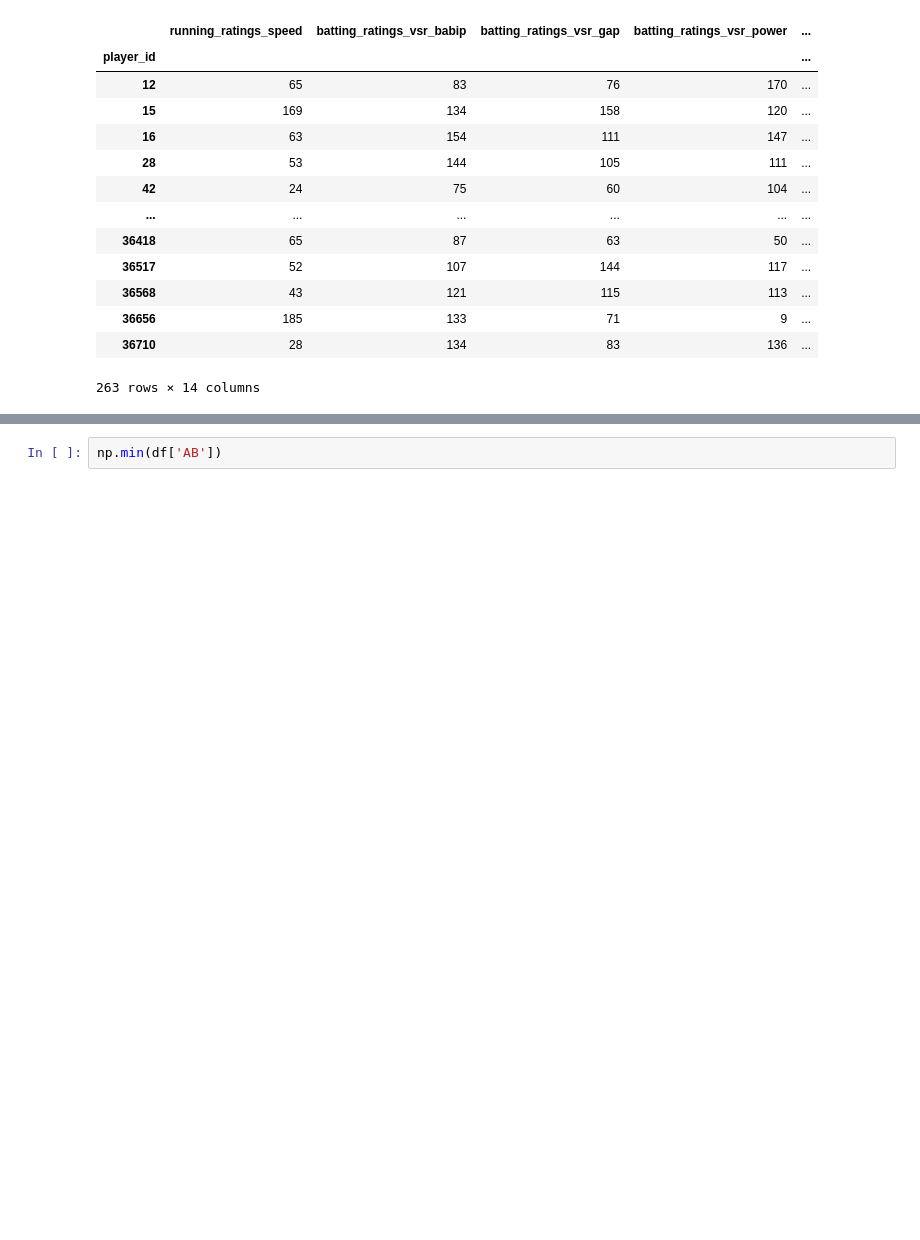
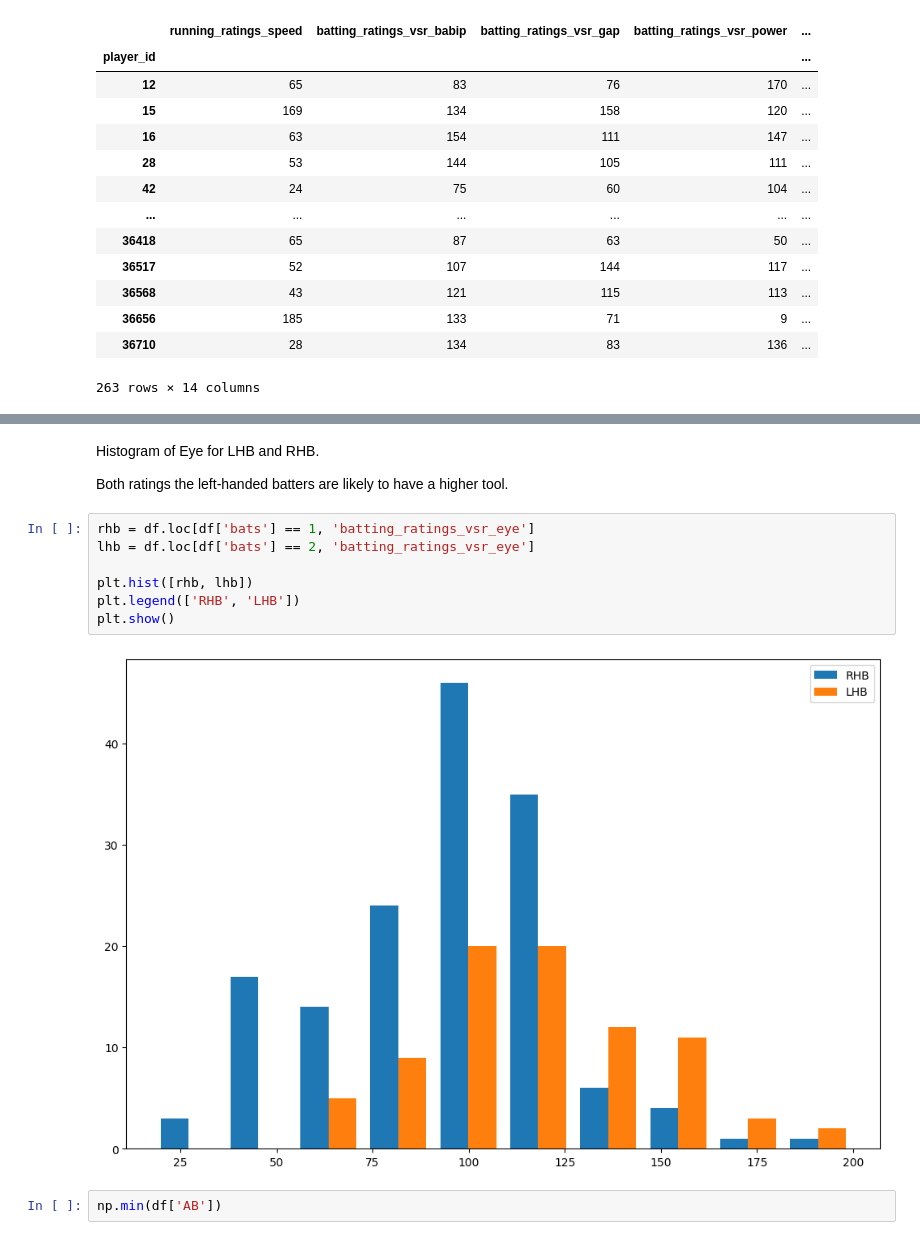
Before and after one commit to ch1maera/ootp22_case_study, a Jupyter notebook: OOTP 22 Batting Splits.ipynb, the cells around one changed output, grey strips where cells are left out. Drawn from its saved outputs; the diff is of its cells as text; blank space fills up the shorter version.

```diff
--- a/OOTP 22 Batting Splits.ipynb
+++ b/OOTP 22 Batting Splits.ipynb
@@ -55,3 +92,16 @@ df
+# %% [markdown]
+Histogram of Eye for LHB and RHB.
+
+Both ratings the left-handed batters are likely to have a higher tool.
+# %%
+rhb = df.loc[df['bats'] == 1, 'batting_ratings_vsr_eye']
+lhb = df.loc[df['bats'] == 2, 'batting_ratings_vsr_eye']
+
+plt.hist([rhb, lhb])
+plt.legend(['RHB', 'LHB'])
+plt.show()
+# %% [output]
+[figure, added]
 # %%
 np.min(df['AB'])
 # %% [output]
```
Also changed, not shown: parts of 5 cells of this notebook.
